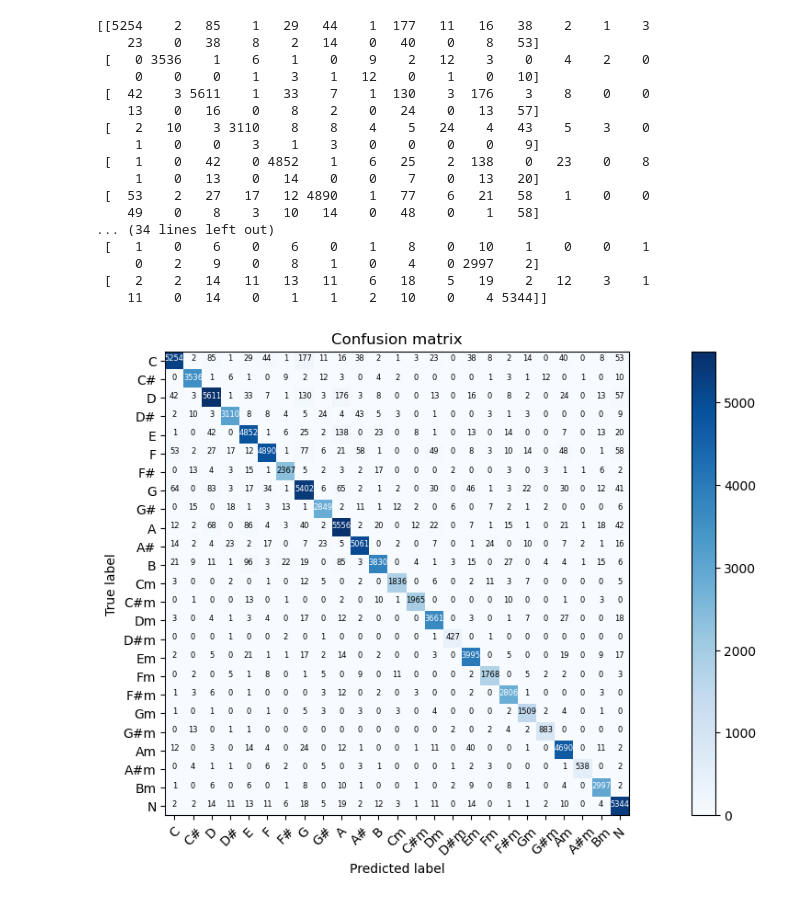
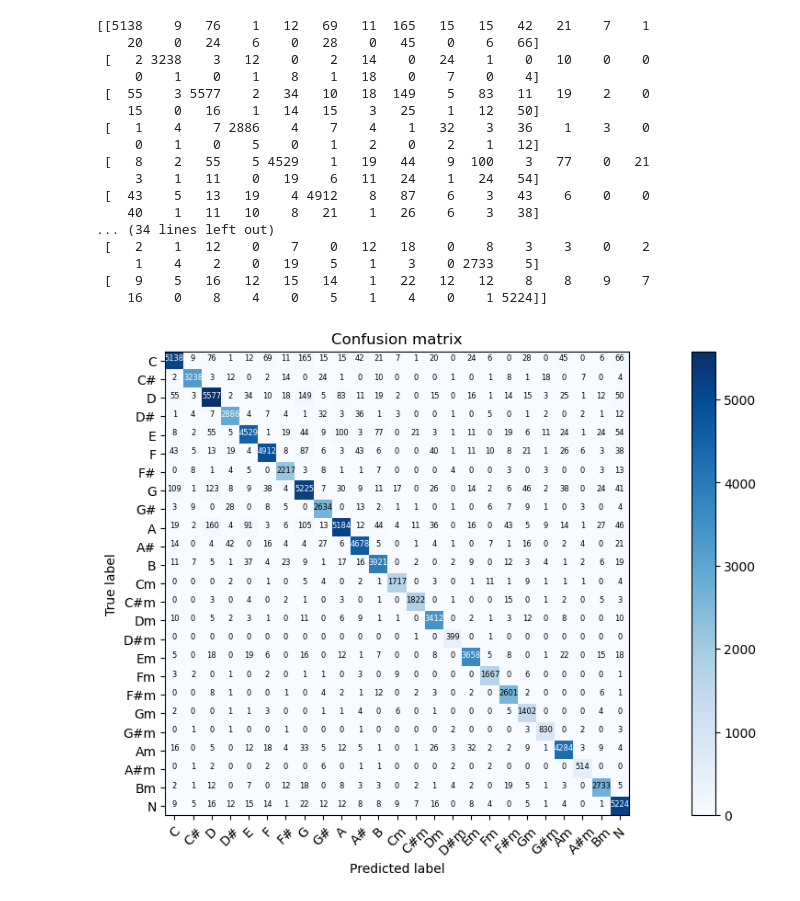
Before and after one commit to discort/chord-recognition, a Jupyter notebook: experiments/experiment5.ipynb, the cells around one changed output. Cells and saved outputs as stored; diff of their text form; code cells hidden in the pictures.

```diff
--- a/experiments/experiment5.ipynb
+++ b/experiments/experiment5.ipynb
@@ -190,8 +190,8 @@ KeyboardInterrupt:
 # %%
 device = torch.device('cpu')
 
-model = deep_auditory_v2(pretrained=True, model_name='deep_auditory_v2_exp4_3.pth')
-model.eval()
+model = deep_auditory_v2(pretrained=True, model_name='deep_auditory_v2_exp5.pth')
 if torch.cuda.is_available():
     device = torch.device('cuda')
     model.cuda()
+model.eval()
@@ -200,35 +218,38 @@ val_loader = (i for i,_ in loader_val)
 y_hat_matrix = forward(model, val_loader, device, 25)
 # %%
 y_hat_matrix = y_hat_matrix.cpu().data.numpy()
+# %%
+y_pred = np.argmax(y_hat_matrix, 1)
+y_pred = one_hot(y_pred, 25)
+y_pred = convert_annotation_matrix(y_pred)
 # %%
 plt.rcParams['figure.figsize'] = (14, 6)
 plt.rcParams['figure.dpi'] = 100
 
 y_matrix = one_hot(y_val, 25)
 y_true = convert_annotation_matrix(y_matrix)
 
-y_pred = convert_annotation_matrix(y_hat_matrix)
 labels = get_chord_labels(nonchord=True)
 cm = confusion_matrix(y_true, y_pred, labels=labels)
 print(cm)
 
 plot_confusion_matrix(cm, labels, fontsize=6)
 # %% [output]
-[[5254    2   85    1   29   44    1  177   11   16   38    2    1    3
-    23    0   38    8    2   14    0   40    0    8   53]
- [   0 3536    1    6    1    0    9    2   12    3    0    4    2    0
-     0    0    0    1    3    1   12    0    1    0   10]
- [  42    3 5611    1   33    7    1  130    3  176    3    8    0    0
-    13    0   16    0    8    2    0   24    0   13   57]
- [   2   10    3 3110    8    8    4    5   24    4   43    5    3    0
-     1    0    0    3    1    3    0    0    0    0    9]
- [   1    0   42    0 4852    1    6   25    2  138    0   23    0    8
-     1    0   13    0   14    0    0    7    0   13   20]
- [  53    2   27   17   12 4890    1   77    6   21   58    1    0    0
-    49    0    8    3   10   14    0   48    0    1   58]
+[[5138    9   76    1   12   69   11  165   15   15   42   21    7    1
+    20    0   24    6    0   28    0   45    0    6   66]
+ [   2 3238    3   12    0    2   14    0   24    1    0   10    0    0
+     0    1    0    1    8    1   18    0    7    0    4]
+ [  55    3 5577    2   34   10   18  149    5   83   11   19    2    0
+    15    0   16    1   14   15    3   25    1   12   50]
+ [   1    4    7 2886    4    7    4    1   32    3   36    1    3    0
+     0    1    0    5    0    1    2    0    2    1   12]
+ [   8    2   55    5 4529    1   19   44    9  100    3   77    0   21
+     3    1   11    0   19    6   11   24    1   24   54]
+ [  43    5   13   19    4 4912    8   87    6    3   43    6    0    0
+    40    1   11   10    8   21    1   26    6    3   38]
 ... (34 lines left out)
- [   1    0    6    0    6    0    1    8    0   10    1    0    0    1
-     0    2    9    0    8    1    0    4    0 2997    2]
- [   2    2   14   11   13   11    6   18    5   19    2   12    3    1
-    11    0   14    0    1    1    2   10    0    4 5344]]
+ [   2    1   12    0    7    0   12   18    0    8    3    3    0    2
+     1    4    2    0   19    5    1    3    0 2733    5]
+ [   9    5   16   12   15   14    1   22   12   12    8    8    9    7
+    16    0    8    4    0    5    1    4    0    1 5224]]
-[figure, old version]
+[figure, new version]
```
Also changed, not shown: parts of 2 cells of this notebook, 3 other files.
